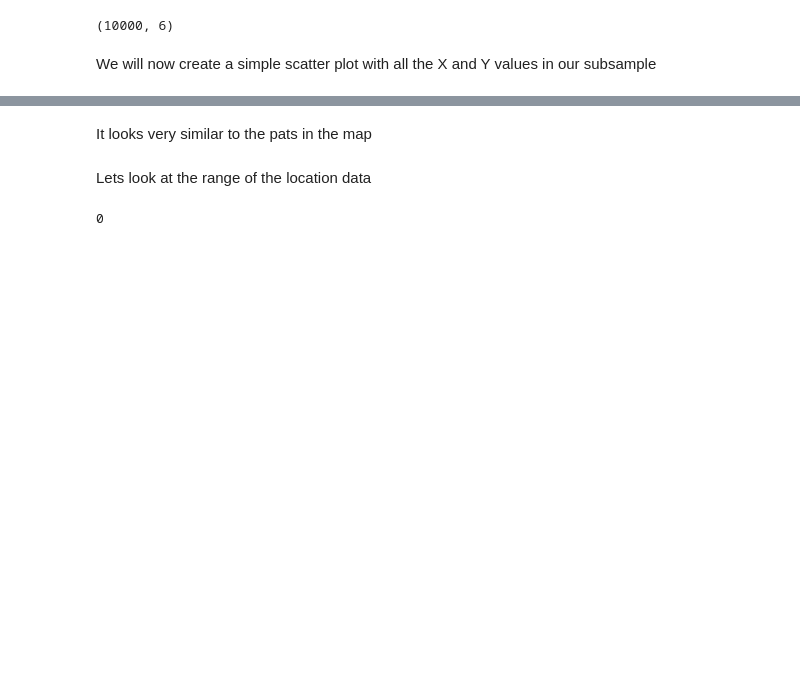
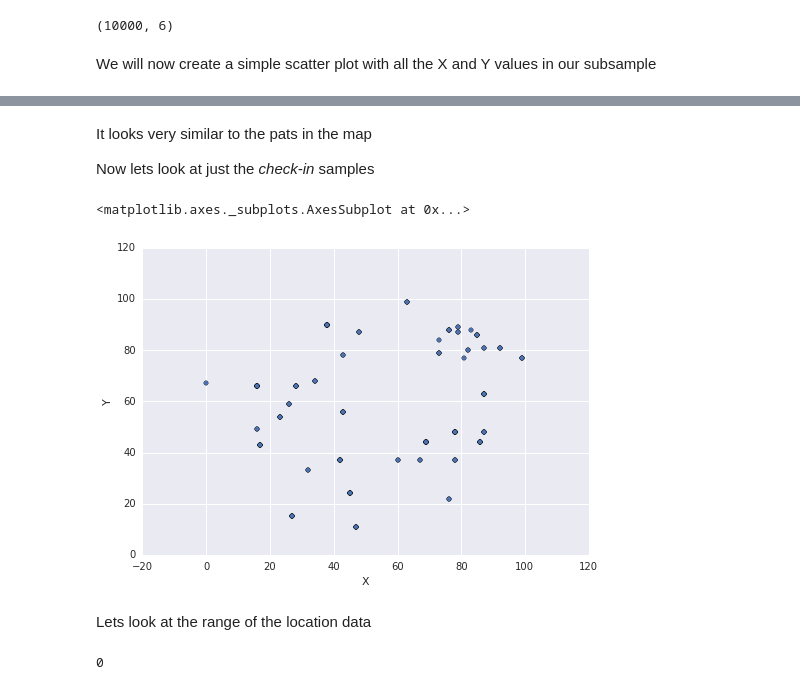
Before and after one commit to diego0020/va_course_2015, a Jupyter notebook: First look at the Data.ipynb, the cells around one changed output, grey strips where cells are left out. Saved outputs shown, nothing was run; the diff lists cells and outputs as text; code cells hidden in the pictures; blank space fills up the shorter version.

```diff
--- a/First look at the Data.ipynb
+++ b/First look at the Data.ipynb
@@ -115,5 +138,12 @@ df_small.plot("X","Y","scatter")
 # %% [markdown]
 It looks very similar to the pats in the map
+
+Now lets look at just the *check-in* samples
+# %%
+df_small.loc[df_small["type"]=="check-in"].plot("X","Y","scatter")
+# %% [output]
+<matplotlib.axes._subplots.AxesSubplot at 0x...>
+[figure, added]
 # %% [markdown]
 Lets look at the range of the location data
 # %%
```
Also changed, not shown: parts of 25 cells of this notebook.
